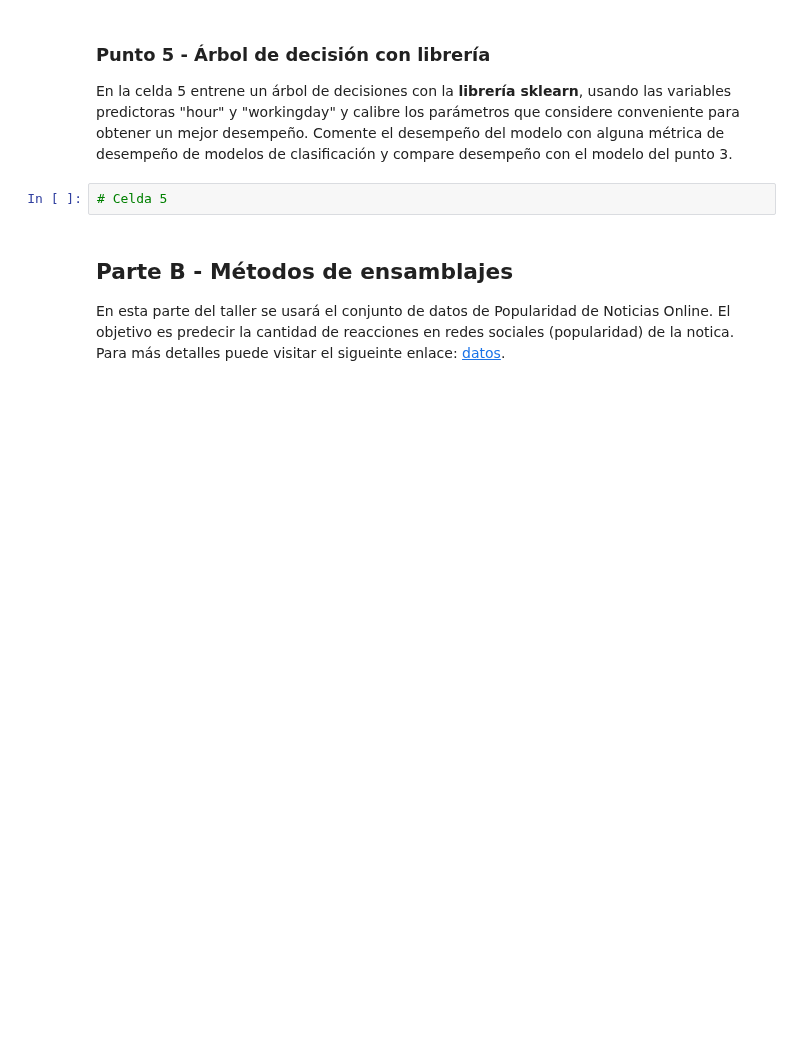
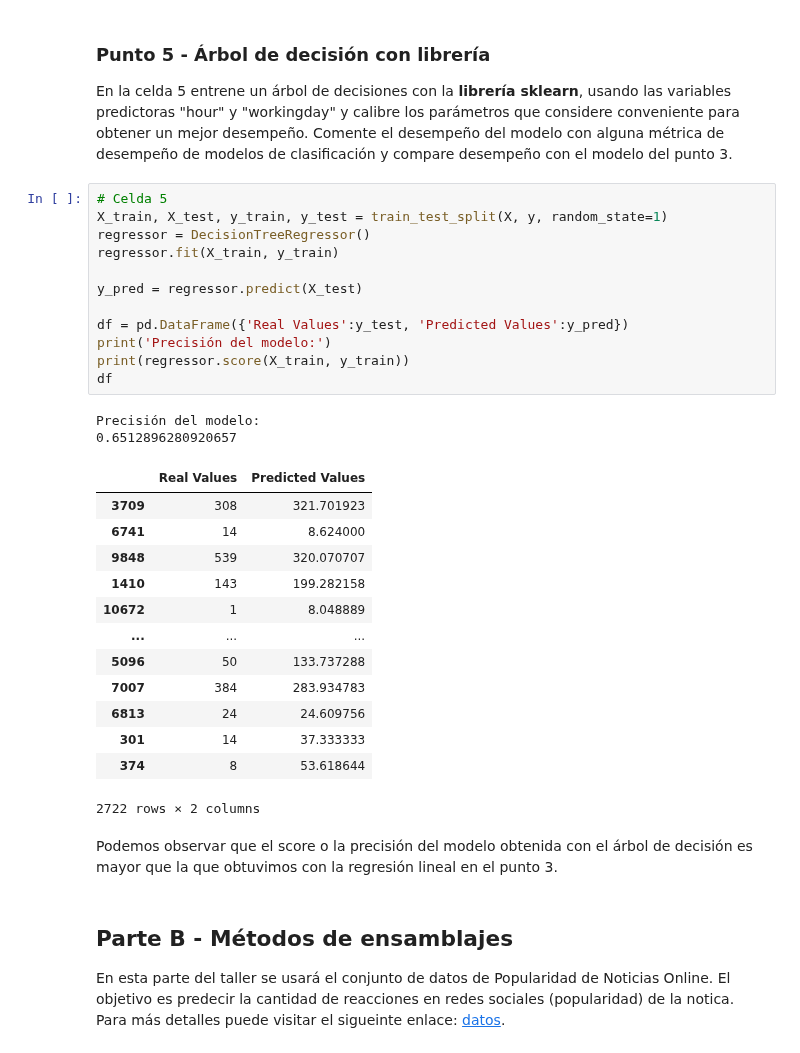
Before and after one commit to dsmunoz34/ML_NLP, a Jupyter notebook: Semana 1/S1TC1_arboles_ensamblajes.ipynb, the cells around one changed output. Cells and saved outputs as stored; diff of their text form; blank space fills up the shorter version.

```diff
--- a/Semana 1/S1TC1_arboles_ensamblajes.ipynb
+++ b/Semana 1/S1TC1_arboles_ensamblajes.ipynb
@@ -282,8 +274,36 @@ tree
 # %% [markdown]
 ### Punto 5 - Árbol de decisión con librería
 En la celda 5 entrene un árbol de decisiones con la **librería sklearn**, usando las variables predictoras "hour" y "workingday" y calibre los parámetros que considere conveniente para obtener un mejor desempeño. Comente el desempeño del modelo con alguna métrica de desempeño de modelos de clasificación y compare desempeño con el modelo del punto 3.
-# %%
-# Celda 5
+# %%
+# Celda 5
+X_train, X_test, y_train, y_test = train_test_split(X, y, random_state=1)
+regressor = DecisionTreeRegressor()
+regressor.fit(X_train, y_train)
+
+y_pred = regressor.predict(X_test)
+
+df = pd.DataFrame({'Real Values':y_test, 'Predicted Values':y_pred})
+print('Precisión del modelo:')
+print(regressor.score(X_train, y_train))
+df
+# %% [output]
+Precisión del modelo:
+0.6512896280920657
+|  | Real Values | Predicted Values |
+| 3709 | 308 | 321.701923 |
+| 6741 | 14 | 8.624000 |
+| 9848 | 539 | 320.070707 |
+| 1410 | 143 | 199.282158 |
+| 10672 | 1 | 8.048889 |
+| ... | ... | ... |
+| 5096 | 50 | 133.737288 |
+| 7007 | 384 | 283.934783 |
+| 6813 | 24 | 24.609756 |
+| 301 | 14 | 37.333333 |
+| 374 | 8 | 53.618644 |
+2722 rows × 2 columns
+# %% [markdown]
+Podemos observar que el score o la precisión del modelo obtenida con el árbol de decisión es mayor que la que obtuvimos con la regresión lineal en el punto 3.
 # %% [markdown]
 ## Parte B - Métodos de ensamblajes
 En esta parte del taller se usará el conjunto de datos de Popularidad de Noticias Online. El objetivo es predecir la cantidad de reacciones en redes sociales (popularidad) de la notica. Para más detalles puede visitar el sigueinte enlace: [datos](https://archive.ics.uci.edu/ml/datasets/online+news+popularity).
```
Also changed, not shown: parts of 1 cell of this notebook.
